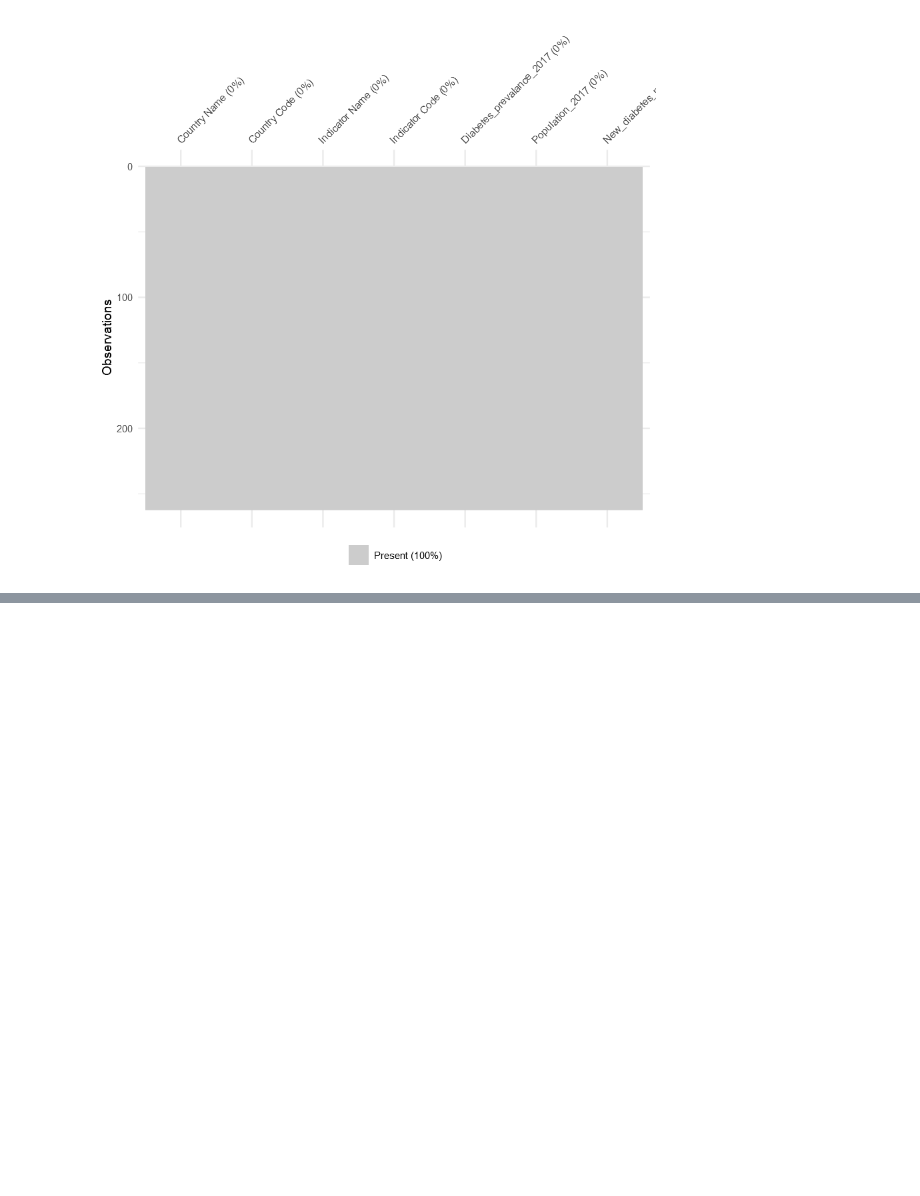
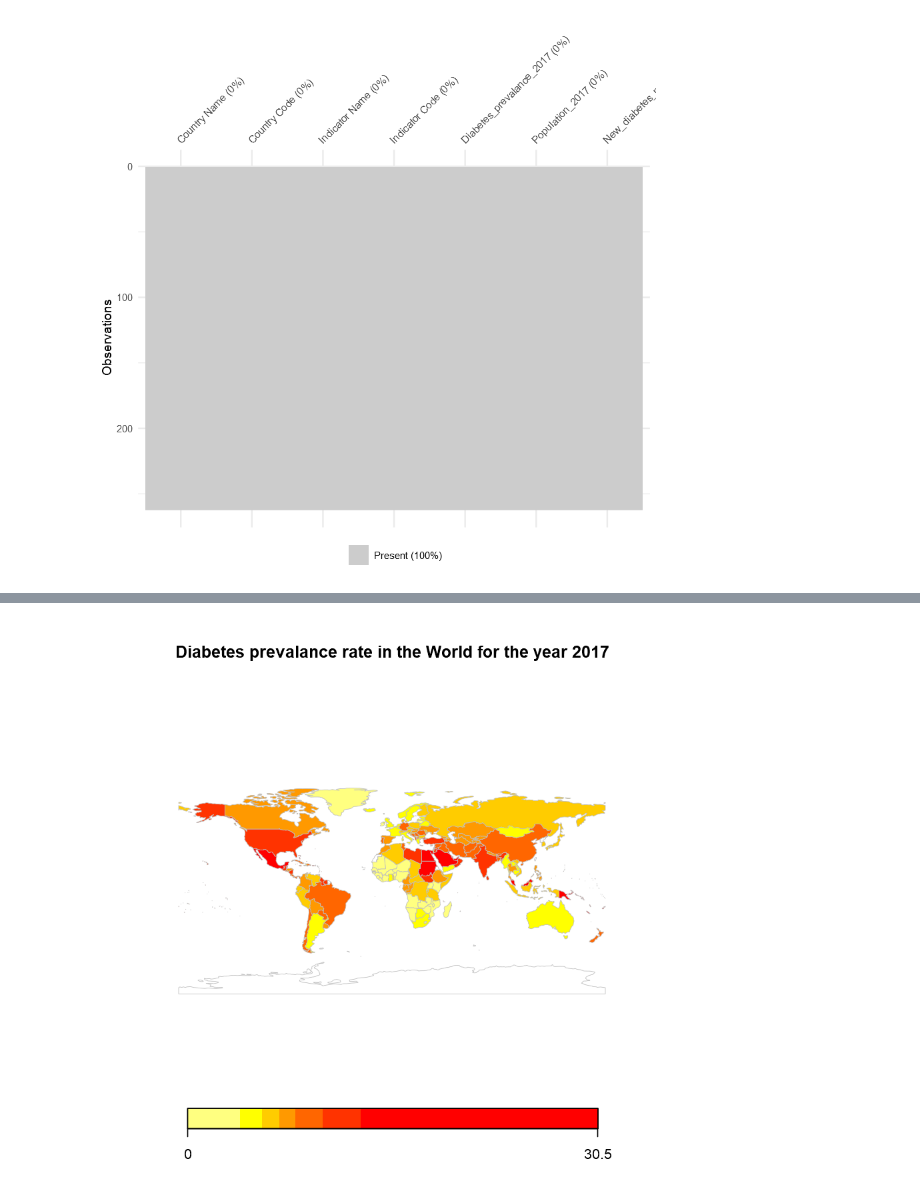
Before and after one commit to nll23/diabetes_wrangling, a Jupyter notebook: Data_countries.ipynb, the cells around one changed output, grey strips where cells are left out. Saved outputs shown, nothing was run; the diff lists cells and outputs as text; code cells hidden in the pictures; blank space fills up the shorter version.

```diff
--- a/Data_countries.ipynb
+++ b/Data_countries.ipynb
@@ -195,0 +196,4 @@ diabetes_population %>% vis_miss()
+# %%
+library(rworldmap)
+mapped_data <- joinCountryData2Map(diabetes_population , joinCode = "NAME",
+    nameJoinColumn = "Country Name")
@@ -195,0 +207,8 @@ diabetes_population %>% vis_miss()
+# %%
+mapCountryData(
+    mapped_data, nameColumnToPlot = "Diabetes_prevalance_2017",
+    mapTitle = "Diabetes prevalance rate in the World for the year 2017",
+    addLegend = "TRUE"
+)
+# %% [output]
+[figure, added]
```
Also changed, not shown: parts of 74 cells of this notebook.
